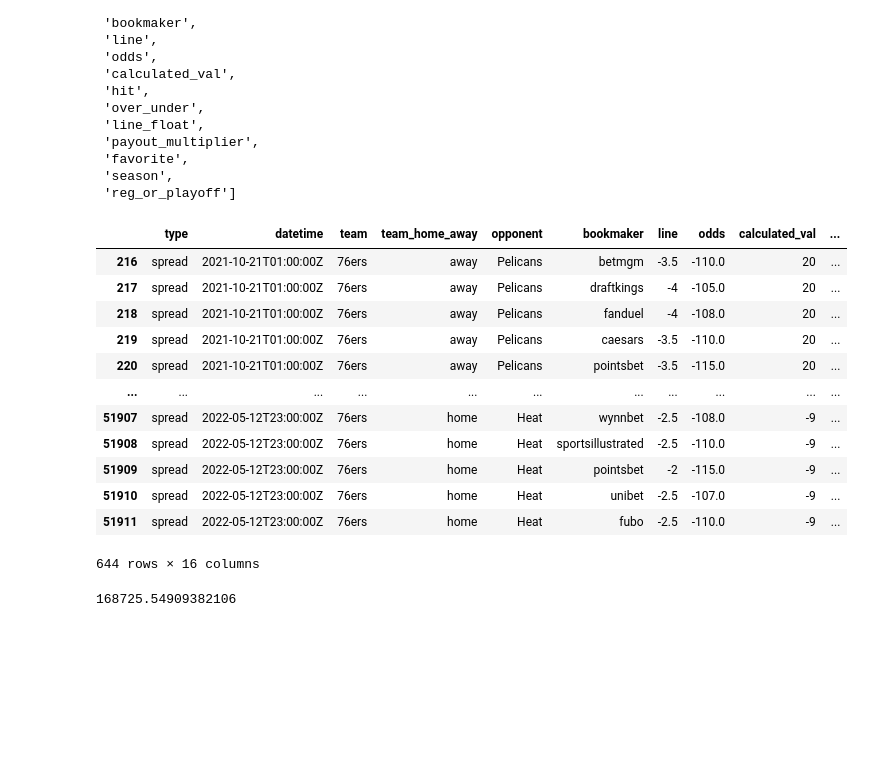
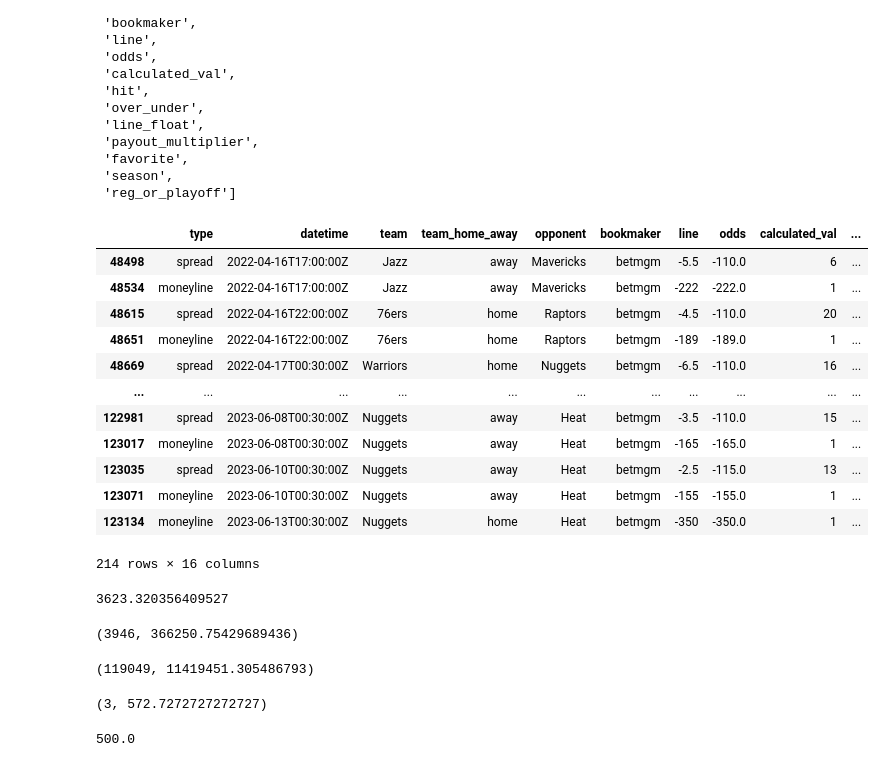
Before and after one commit to chanelton/nbabetting, a Jupyter notebook: tests.ipynb, the cells around one changed output. Cells and saved outputs as stored; diff of their text form; code cells hidden in the pictures; blank space fills up the shorter version.

Commit message:
output table, toggle functionality

```diff
--- a/tests.ipynb
+++ b/tests.ipynb
@@ -83,25 +83,50 @@ list(data.columns)
  'reg_or_playoff']
 # %%
 df2 = data
-df2 = df2[df2['season'] == '2021-2022']
-df2 = df2[df2['type'] == 'spread']
-df2 = df2[df2['team'] == '76ers']
+df2 = df2[df2['favorite'] == 1]
+df2 = df2[df2['bookmaker'] == 'betmgm']
+df2 = df2[df2['reg_or_playoff'] == 'playoff']
+df2 = df2[df2['hit'] == 1]
 df2
 # %% [output]
 |  | type | datetime | team | team_home_away | opponent | bookmaker | line | odds | calculated_val | ... |
-| 216 | spread | 2021-10-21T01:00:00Z | 76ers | away | Pelicans | betmgm | -3.5 | -110.0 | 20 | ... |
-| 217 | spread | 2021-10-21T01:00:00Z | 76ers | away | Pelicans | draftkings | -4 | -105.0 | 20 | ... |
-| 218 | spread | 2021-10-21T01:00:00Z | 76ers | away | Pelicans | fanduel | -4 | -108.0 | 20 | ... |
-| 219 | spread | 2021-10-21T01:00:00Z | 76ers | away | Pelicans | caesars | -3.5 | -110.0 | 20 | ... |
-| 220 | spread | 2021-10-21T01:00:00Z | 76ers | away | Pelicans | pointsbet | -3.5 | -115.0 | 20 | ... |
+| 48498 | spread | 2022-04-16T17:00:00Z | Jazz | away | Mavericks | betmgm | -5.5 | -110.0 | 6 | ... |
+| 48534 | moneyline | 2022-04-16T17:00:00Z | Jazz | away | Mavericks | betmgm | -222 | -222.0 | 1 | ... |
+| 48615 | spread | 2022-04-16T22:00:00Z | 76ers | home | Raptors | betmgm | -4.5 | -110.0 | 20 | ... |
+| 48651 | moneyline | 2022-04-16T22:00:00Z | 76ers | home | Raptors | betmgm | -189 | -189.0 | 1 | ... |
+| 48669 | spread | 2022-04-17T00:30:00Z | Warriors | home | Nuggets | betmgm | -6.5 | -110.0 | 16 | ... |
 | ... | ... | ... | ... | ... | ... | ... | ... | ... | ... | ... |
-| 51907 | spread | 2022-05-12T23:00:00Z | 76ers | home | Heat | wynnbet | -2.5 | -108.0 | -9 | ... |
-| 51908 | spread | 2022-05-12T23:00:00Z | 76ers | home | Heat | sportsillustrated | -2.5 | -110.0 | -9 | ... |
-| 51909 | spread | 2022-05-12T23:00:00Z | 76ers | home | Heat | pointsbet | -2 | -115.0 | -9 | ... |
-| 51910 | spread | 2022-05-12T23:00:00Z | 76ers | home | Heat | unibet | -2.5 | -107.0 | -9 | ... |
-| 51911 | spread | 2022-05-12T23:00:00Z | 76ers | home | Heat | fubo | -2.5 | -110.0 | -9 | ... |
+| 122981 | spread | 2023-06-08T00:30:00Z | Nuggets | away | Heat | betmgm | -3.5 | -110.0 | 15 | ... |
+| 123017 | moneyline | 2023-06-08T00:30:00Z | Nuggets | away | Heat | betmgm | -165 | -165.0 | 1 | ... |
+| 123035 | spread | 2023-06-10T00:30:00Z | Nuggets | away | Heat | betmgm | -2.5 | -115.0 | 13 | ... |
+| 123071 | moneyline | 2023-06-10T00:30:00Z | Nuggets | away | Heat | betmgm | -155 | -155.0 | 1 | ... |
+| 123134 | moneyline | 2023-06-13T00:30:00Z | Nuggets | home | Heat | betmgm | -350 | -350.0 | 1 | ... |
-644 rows × 16 columns
+214 rows × 16 columns
 # %%
-sum(df2['payout_multiplier'] * 300.0)
+sum(df2['payout_multiplier'] * 10)
 # %% [output]
-168725.54909382106
+3623.320356409527
+# %%
+larger = -300
+smaller = -500
+df2 = data[(data['odds'] <= larger) & (data['odds'] >= smaller)]
+len(df2), sum(df2['payout_multiplier'] * 100)
+# %% [output]
+(3946, 366250.75429689436)
+# %%
+df3 = data[data['odds'].between(smaller, larger)]
+len(df2), sum(df2['payout_multiplier'] * 100)
+# %% [output]
+(119049, 11419451.305486793)
+# %%
+larger = float('inf')
+smaller = 250
+df2 = data[(data['line_float'] <= larger) & (data['line_float'] >= smaller)]
+df2 = df2[df2['over_under'] == 'o']
+len(df2), sum(df2['payout_multiplier'] * 100)
+# %% [output]
+(3, 572.7272727272727)
+# %%
+max(df2['odds'])
+# %% [output]
+500.0
```
Also changed, not shown: parts of 11 cells of this notebook, 6 other files.
